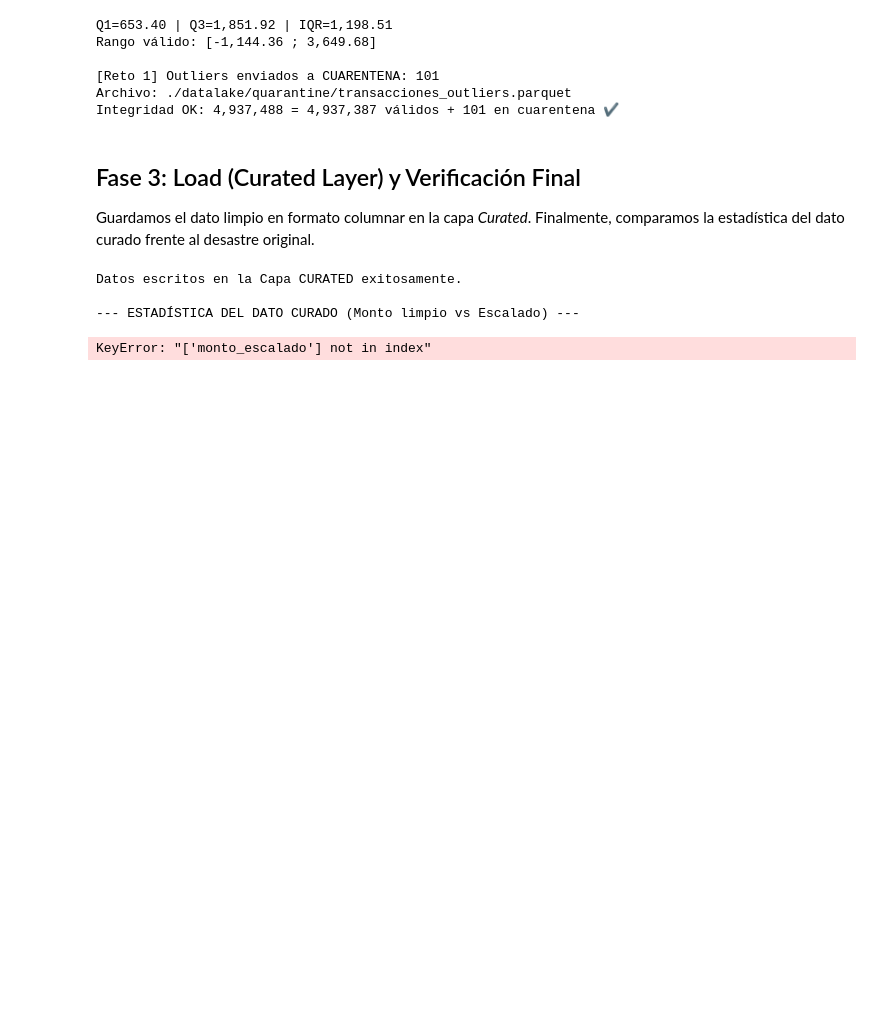
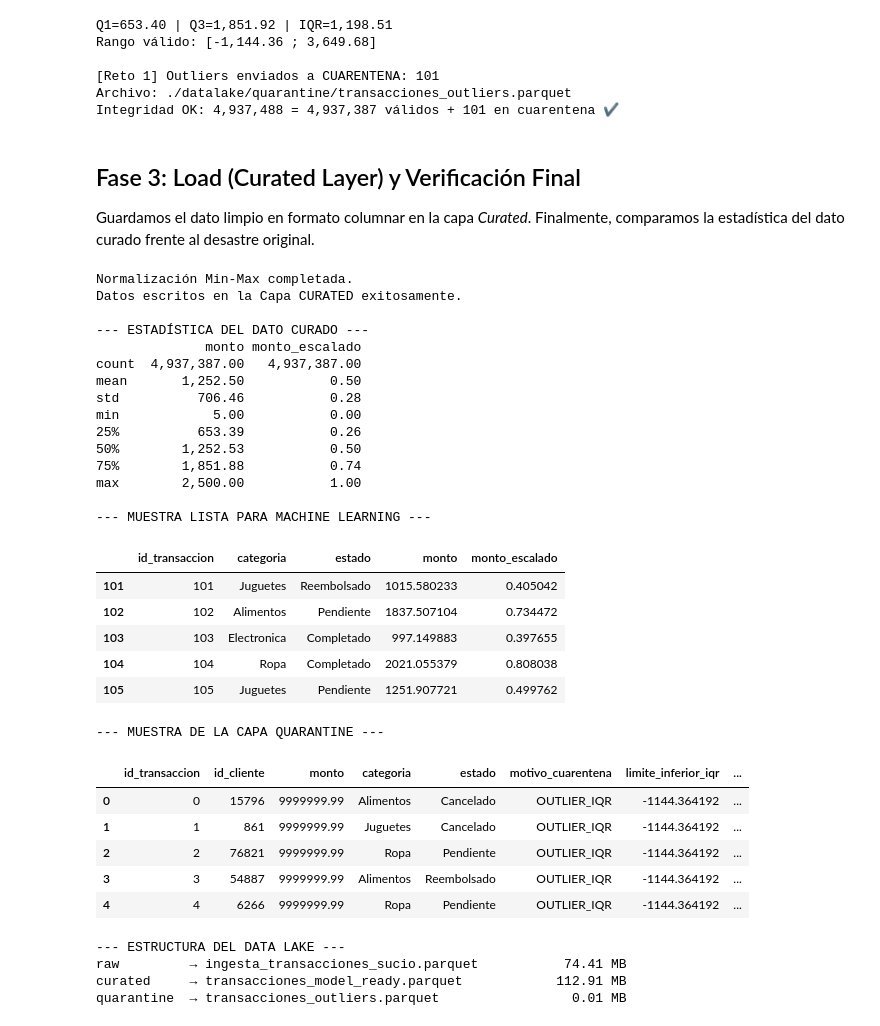
Before and after one commit to Jameslyo69/informe_sem7, a Jupyter notebook: S7_ETL_Y_DATA_LAKE_EN_GOOGLE_COLAB_ipynb_copia_(5)_copia_txt.ipynb, the cells around one changed output. Drawn from its saved outputs; the diff is of its cells as text; code cells hidden in the pictures; blank space fills up the shorter version.

Commit message:
carga en Curated y verificación de las 3 capas del Data Lake

```diff
--- a/S7_ETL_Y_DATA_LAKE_EN_GOOGLE_COLAB_ipynb_copia_(5)_copia_txt.ipynb
+++ b/S7_ETL_Y_DATA_LAKE_EN_GOOGLE_COLAB_ipynb_copia_(5)_copia_txt.ipynb
@@ -195,23 +195,64 @@ Integridad OK: 4,937,488 = 4,937,387 válidos + 101 en cuarentena ✔
 ## Fase 3: Load (Curated Layer) y Verificación Final
 Guardamos el dato limpio en formato columnar en la capa *Curated*. Finalmente, comparamos la estadística del dato curado frente al desastre original.
 # %%
-# 1. Guardamos en la capa analítica
-df_limpio.to_parquet('./datalake/curated/transacciones_model_ready.parquet')
+# 1. Normalización Min-Max (0 a 1) - se mantiene del notebook base
+min_monto = df_limpio['monto'].min()
+max_monto = df_limpio['monto'].max()
+df_limpio['monto_escalado'] = (df_limpio['monto'] - min_monto) / (max_monto - min_monto)
+print("Normalización Min-Max completada.")
+
+# 2. Carga en la capa CURATED
+df_limpio.to_parquet('./datalake/curated/transacciones_model_ready.parquet', index=False)
 print("Datos escritos en la Capa CURATED exitosamente.\n")
 
-# 2. Demostración del dato limpio (El "Después")
-print("--- ESTADÍSTICA DEL DATO CURADO (Monto limpio vs Escalado) ---")
-# Comparamos la estadística final para demostrar que la media volvió a la normalidad
-print(df_limpio[['monto', 'monto_escalado']].describe().applymap(lambda x: f"{x:,.2f}"))
+# 3. Estadística del dato curado
+print("--- ESTADÍSTICA DEL DATO CURADO ---")
+print(df_limpio[['monto', 'monto_escalado']].describe().map(lambda x: f"{x:,.2f}"))
 
-print("\n--- MUESTRA DE DATOS LISTOS PARA MACHINE LEARNING ---")
-display(df_limpio[['id_transaccion', 'categoria', 'monto', 'monto_escalado']].head(5))
+print("\n--- MUESTRA LISTA PARA MACHINE LEARNING ---")
+display(df_limpio[['id_transaccion', 'categoria', 'estado', 'monto', 'monto_escalado']].head(5))
 
-print("\n--- RESUMEN DE ALMACENAMIENTO DEL DATA LAKE ---")
-print(f"RAW (Sucio): {os.path.getsize('./datalake/raw/ingesta_transacciones_sucio.parquet') / (1024*1024):.2f} MB")
-print(f"CURATED (Limpio): {os.path.getsize('./datalake/curated/transacciones_model_ready.parquet') / (1024*1024):.2f} MB")
+# 4. Auditoría de la capa QUARANTINE
+print("\n--- MUESTRA DE LA CAPA QUARANTINE ---")
+display(pd.read_parquet(ruta_cuarentena).head(5))
+
+# 5. Estructura y tamaño del Data Lake
+print("\n--- ESTRUCTURA DEL DATA LAKE ---")
+for capa in CAPAS:
+    ruta = f'./datalake/{capa}'
+    for archivo in os.listdir(ruta):
+        tam = os.path.getsize(os.path.join(ruta, archivo)) / (1024 * 1024)
+        print(f"{capa:<11} → {archivo:<42} {tam:>8.2f} MB")
 # %% [output]
+Normalización Min-Max completada.
 Datos escritos en la Capa CURATED exitosamente.
 
---- ESTADÍSTICA DEL DATO CURADO (Monto limpio vs Escalado) ---
+--- ESTADÍSTICA DEL DATO CURADO ---
+              monto monto_escalado
+count  4,937,387.00   4,937,387.00
+mean       1,252.50           0.50
+std          706.46           0.28
+min            5.00           0.00
+25%          653.39           0.26
+50%        1,252.53           0.50
+75%        1,851.88           0.74
+max        2,500.00           1.00
+
+--- MUESTRA LISTA PARA MACHINE LEARNING ---
+|  | id_transaccion | categoria | estado | monto | monto_escalado |
+| 101 | 101 | Juguetes | Reembolsado | 1015.580233 | 0.405042 |
+| 102 | 102 | Alimentos | Pendiente | 1837.507104 | 0.734472 |
+| 103 | 103 | Electronica | Completado | 997.149883 | 0.397655 |
+| 104 | 104 | Ropa | Completado | 2021.055379 | 0.808038 |
+| 105 | 105 | Juguetes | Pendiente | 1251.907721 | 0.499762 |
-KeyError: "['monto_escalado'] not in index"
+--- MUESTRA DE LA CAPA QUARANTINE ---
+|  | id_transaccion | id_cliente | monto | categoria | estado | motivo_cuarentena | limite_inferior_iqr | ... |
+| 0 | 0 | 15796 | 9999999.99 | Alimentos | Cancelado | OUTLIER_IQR | -1144.364192 | ... |
+| 1 | 1 | 861 | 9999999.99 | Juguetes | Cancelado | OUTLIER_IQR | -1144.364192 | ... |
+| 2 | 2 | 76821 | 9999999.99 | Ropa | Pendiente | OUTLIER_IQR | -1144.364192 | ... |
+| 3 | 3 | 54887 | 9999999.99 | Alimentos | Reembolsado | OUTLIER_IQR | -1144.364192 | ... |
+| 4 | 4 | 6266 | 9999999.99 | Ropa | Pendiente | OUTLIER_IQR | -1144.364192 | ... |
+--- ESTRUCTURA DEL DATA LAKE ---
+raw         → ingesta_transacciones_sucio.parquet           74.41 MB
+curated     → transacciones_model_ready.parquet            112.91 MB
+quarantine  → transacciones_outliers.parquet                 0.01 MB
```
